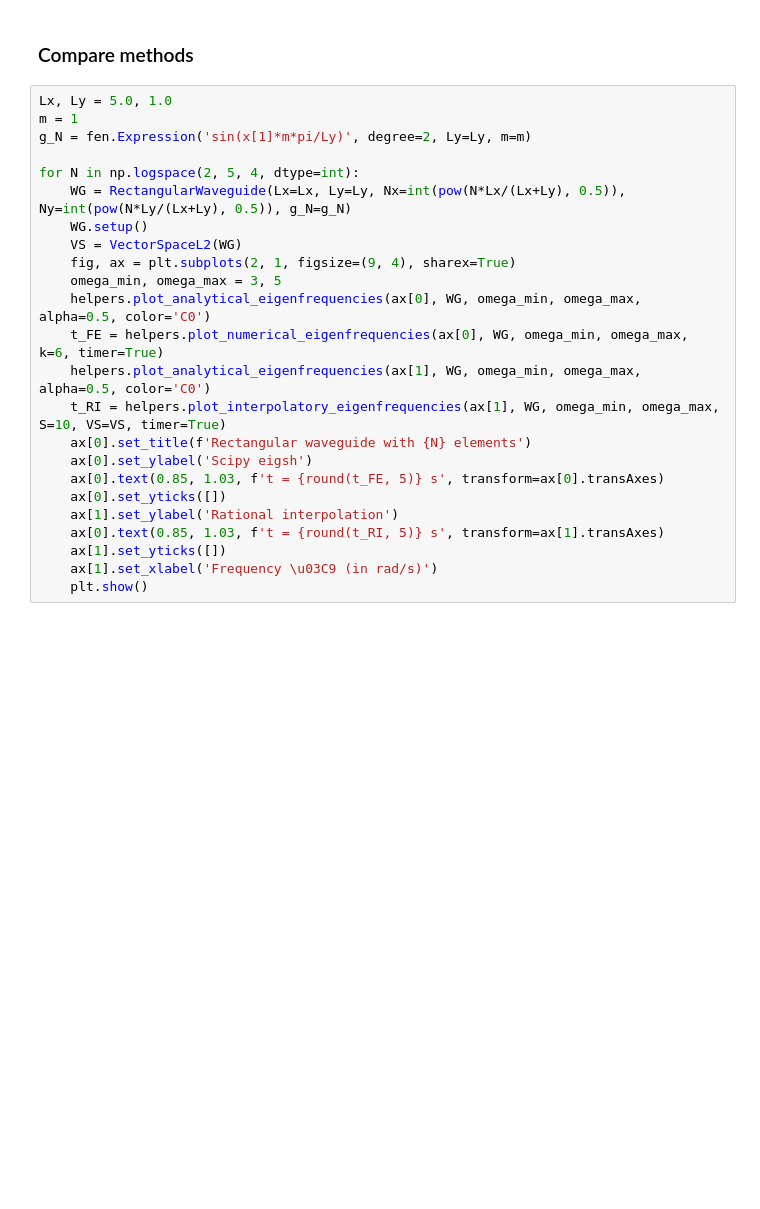
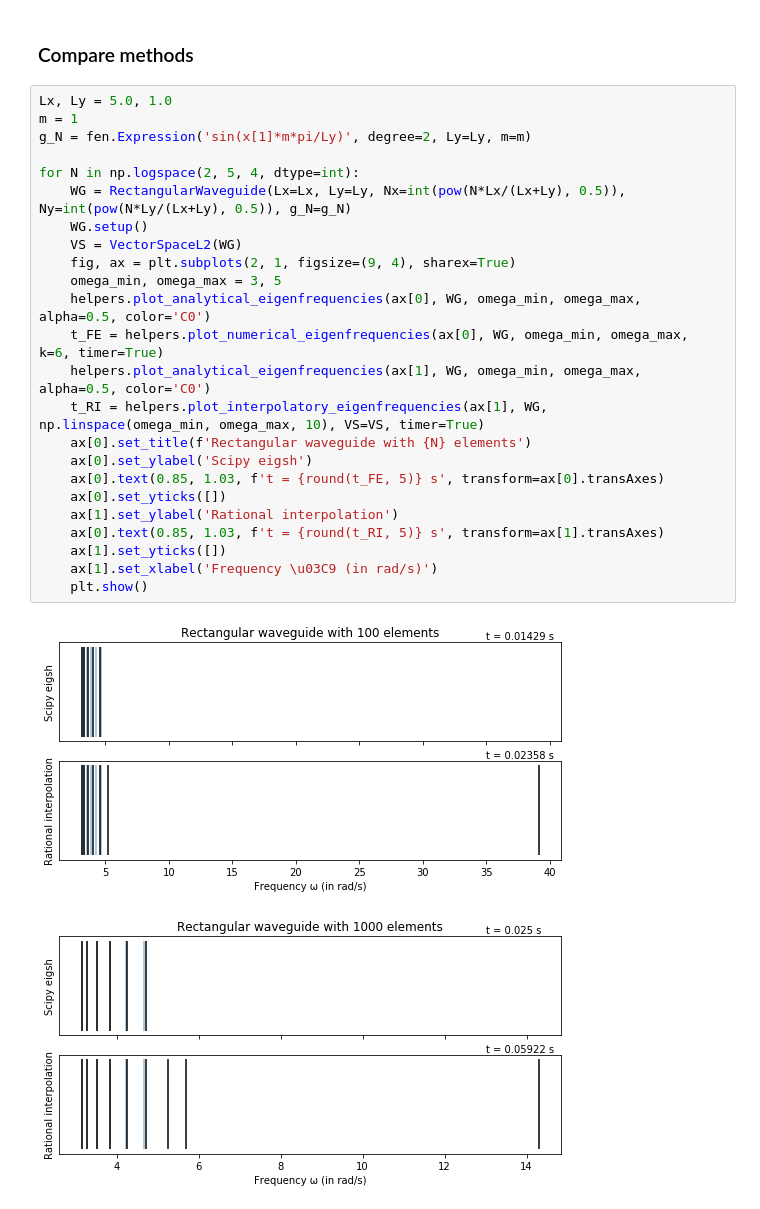
Before and after one commit to FMatti/Maxwell-MRI, a Jupyter notebook: examples/rectangular_waveguide/rectangular_waveguide.ipynb, the cells around one changed output. Drawn from its saved outputs; the diff is of its cells as text; blank space fills up the shorter version.

```diff
--- a/examples/rectangular_waveguide/rectangular_waveguide.ipynb
+++ b/examples/rectangular_waveguide/rectangular_waveguide.ipynb
@@ -226,24 +94,27 @@ M = WG.get_M()[valid_indices, :][:, valid_indices]
 # %%
 Lx, Ly = 5.0, 1.0
 m = 1
 g_N = fen.Expression('sin(x[1]*m*pi/Ly)', degree=2, Ly=Ly, m=m)
 
 for N in np.logspace(2, 5, 4, dtype=int):
     WG = RectangularWaveguide(Lx=Lx, Ly=Ly, Nx=int(pow(N*Lx/(Lx+Ly), 0.5)), Ny=int(pow(N*Ly/(Lx+Ly), 0.5)), g_N=g_N)
     WG.setup()
     VS = VectorSpaceL2(WG)
     fig, ax = plt.subplots(2, 1, figsize=(9, 4), sharex=True)
     omega_min, omega_max = 3, 5
     helpers.plot_analytical_eigenfrequencies(ax[0], WG, omega_min, omega_max, alpha=0.5, color='C0')
     t_FE = helpers.plot_numerical_eigenfrequencies(ax[0], WG, omega_min, omega_max, k=6, timer=True)
     helpers.plot_analytical_eigenfrequencies(ax[1], WG, omega_min, omega_max, alpha=0.5, color='C0')
-    t_RI = helpers.plot_interpolatory_eigenfrequencies(ax[1], WG, omega_min, omega_max, S=10, VS=VS, timer=True)
+    t_RI = helpers.plot_interpolatory_eigenfrequencies(ax[1], WG, np.linspace(omega_min, omega_max, 10), VS=VS, timer=True)
     ax[0].set_title(f'Rectangular waveguide with {N} elements')
     ax[0].set_ylabel('Scipy eigsh')
     ax[0].text(0.85, 1.03, f't = {round(t_FE, 5)} s', transform=ax[0].transAxes)
     ax[0].set_yticks([])
     ax[1].set_ylabel('Rational interpolation')
     ax[0].text(0.85, 1.03, f't = {round(t_RI, 5)} s', transform=ax[1].transAxes)
     ax[1].set_yticks([])
     ax[1].set_xlabel('Frequency \u03C9 (in rad/s)')
     plt.show()
+# %% [output]
+[figure, added]
+[figure, added]
```
Also changed, not shown: parts of 15 cells of this notebook, 3 other files.
